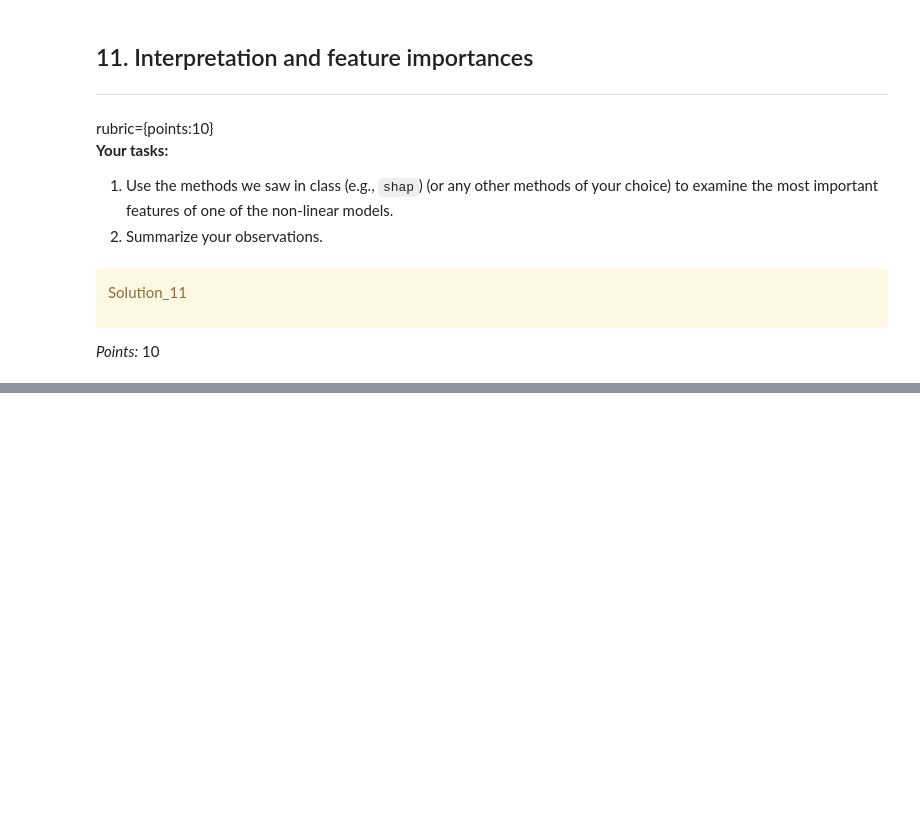
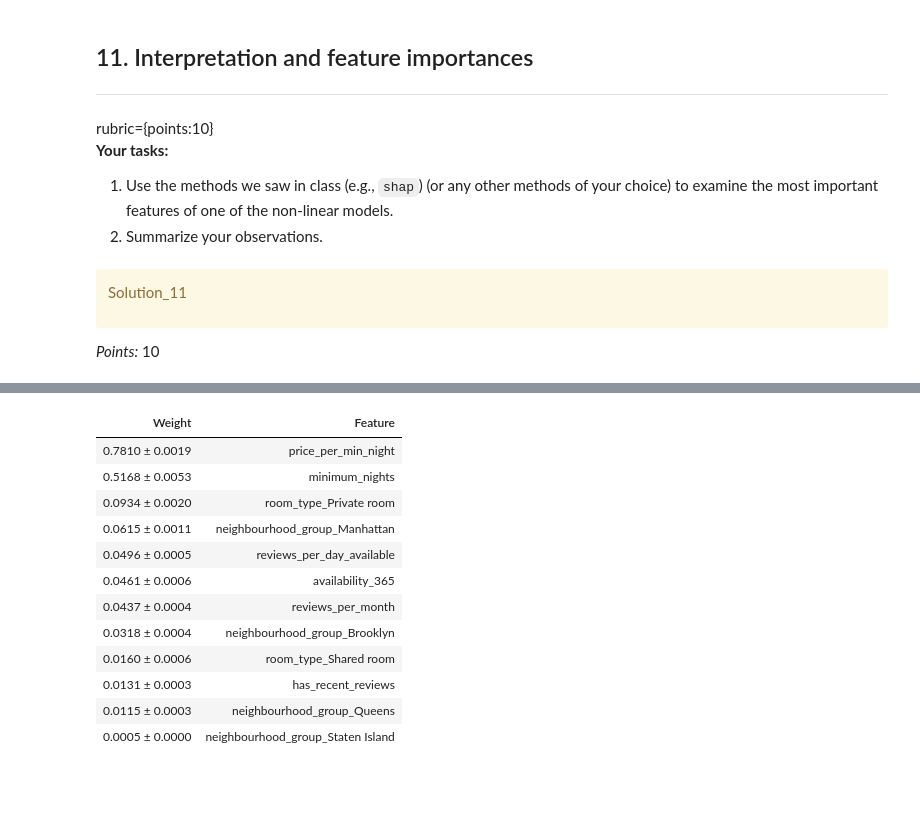
Before and after one commit to gracetownland/330hw5, a Jupyter notebook: hw5.ipynb, the cells around one changed output, grey strips where cells are left out. Drawn from its saved outputs; the diff is of its cells as text; code cells hidden in the pictures; blank space fills up the shorter version.

```diff
--- a/hw5.ipynb
+++ b/hw5.ipynb
@@ -727,3 +883,31 @@ _Type your answer here, replacing this text._
+# %%
+import eli5
+from eli5.sklearn import PermutationImportance
+
+# Fit the Random Forest model again just in case
+best_rf = random_search.best_estimator_
+best_rf.fit(X_train_trans_df, y_train)
+
+# Compute permutation importance
+perm = PermutationImportance(best_rf, random_state=42, scoring='neg_mean_absolute_error')
+perm.fit(X_train_trans_df, y_train)
+
+# Display feature importances with ELI5
+eli5.show_weights(perm, feature_names=X_train_trans_df.columns.tolist())
+# %% [output]
+| Weight | Feature |
+| 0.7810 ± 0.0019 | price_per_min_night |
+| 0.5168 ± 0.0053 | minimum_nights |
+| 0.0934 ± 0.0020 | room_type_Private room |
+| 0.0615 ± 0.0011 | neighbourhood_group_Manhattan |
+| 0.0496 ± 0.0005 | reviews_per_day_available |
+| 0.0461 ± 0.0006 | availability_365 |
+| 0.0437 ± 0.0004 | reviews_per_month |
+| 0.0318 ± 0.0004 | neighbourhood_group_Brooklyn |
+| 0.0160 ± 0.0006 | room_type_Shared room |
+| 0.0131 ± 0.0003 | has_recent_reviews |
+| 0.0115 ± 0.0003 | neighbourhood_group_Queens |
+| 0.0005 ± 0.0000 | neighbourhood_group_Staten Island |
 # %%
 ...
 # %%
```
Also changed, not shown: parts of 37 cells of this notebook.
